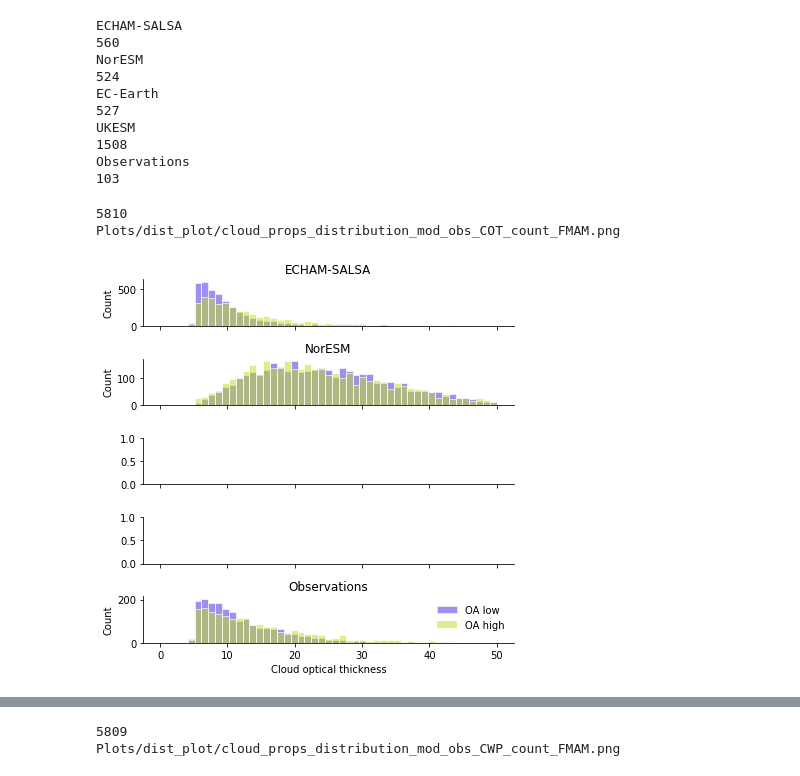
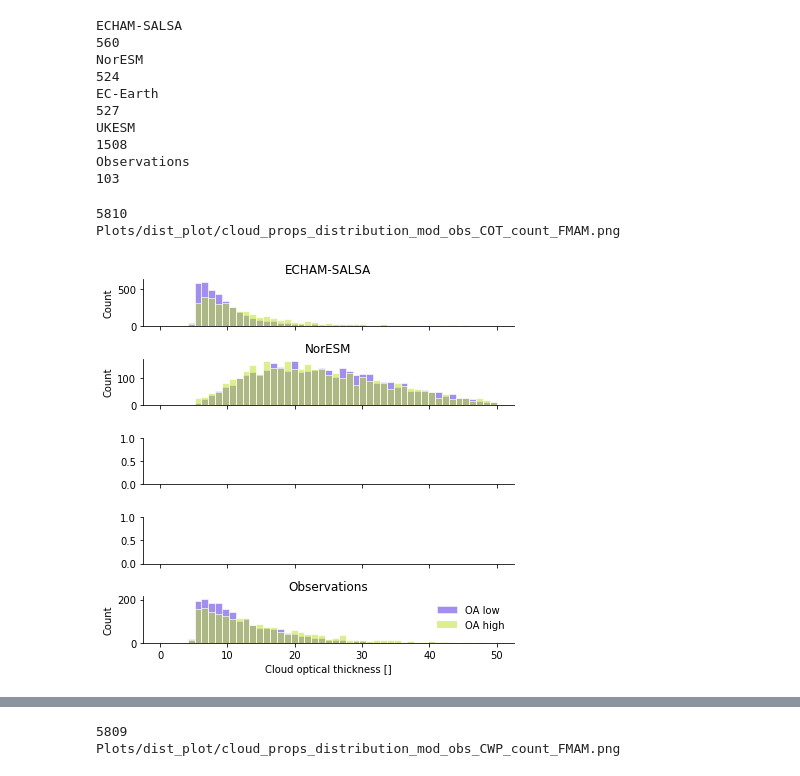
Before and after one commit to sarambl/BS-FDBCK, a Jupyter notebook: bs_fdbck_clean/notebooks/03-cloud_properties/03-01-ATTO/03-01-04-01_confidence_interval_diff_median_my_data-ATTO_FMAM.ipynb, the cells around one changed output, grey strips where cells are left out. Drawn from its saved outputs; the diff is of its cells as text; code cells hidden in the pictures.

```diff
--- a/bs_fdbck_clean/notebooks/03-cloud_properties/03-01-ATTO/03-01-04-01_confidence_interval_diff_median_my_data-ATTO_FMAM.ipynb
+++ b/bs_fdbck_clean/notebooks/03-cloud_properties/03-01-ATTO/03-01-04-01_confidence_interval_diff_median_my_data-ATTO_FMAM.ipynb
@@ -980,35 +980,35 @@ for key, ax in zip(dic_df.keys(), axs):
 
 
 custom_lines = [Line2D([0], [0], color=cmap_list[0], lw=4),
                 Line2D([0], [0], color=cmap_list[1], lw=4),
                # Line2D([0], [0], color=cmap(1.), lw=4)
 
                ]
 
 leg_els = [
 
     Patch(edgecolor='w',alpha = .5, facecolor=_palette[1], label='OA low'),
     Patch(edgecolor=None, alpha = .5,facecolor=_palette[0], label='OA high'),
 
 ]
 
 ax.legend(handles = leg_els, frameon=False)
-ax.set_xlabel('Cloud optical thickness')
+ax.set_xlabel('Cloud optical thickness []')
 #plt.ylim([0,250])
 print(len(_df))
 sns.despine(fig)
 
 fn = make_fn('mod_obs', v_x,'count',comment='distribution', distplot=True)
 print(fn)
 
 #fig.savefig(fn, dpi=150)
 fig.tight_layout()
 fig.savefig(fn, dpi=150)
 fig.savefig(fn.with_suffix('.pdf'), dpi=150)
 # %% [output]
 5810
 Plots/dist_plot/cloud_props_distribution_mod_obs_COT_count_FMAM.png
-[figure, old version]
+[figure, new version]
 # %%
 _df = dic_df['UKESM'].copy()
 _df.columns
```
Also changed, not shown: parts of 17 cells of this notebook, 30 other files.
